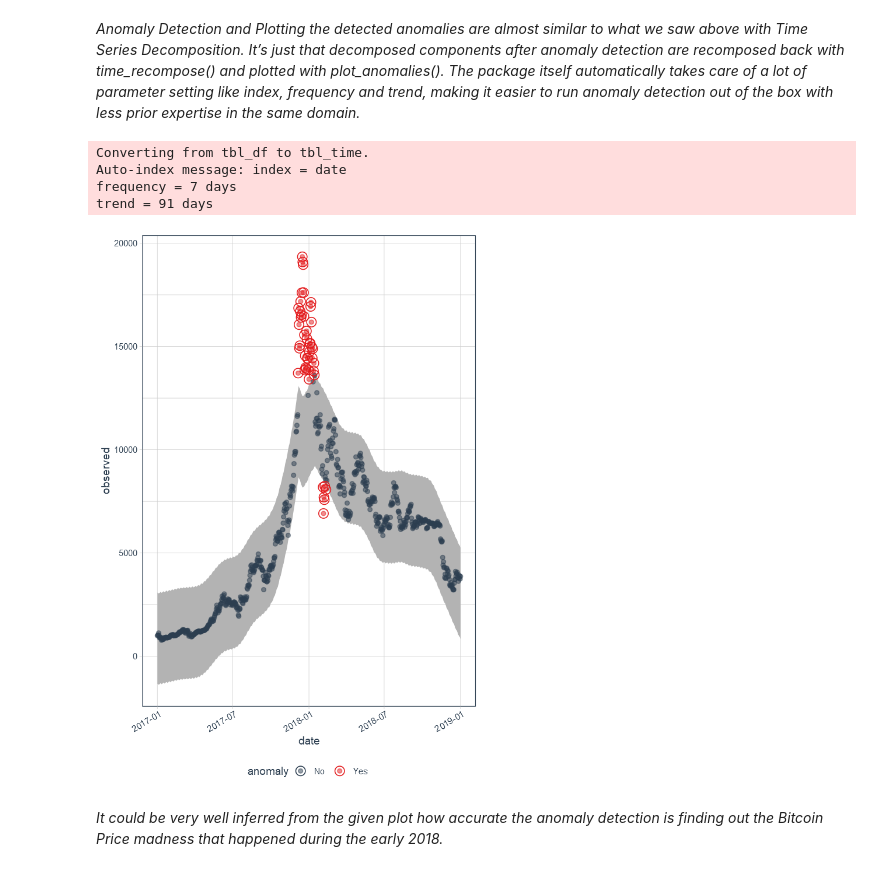
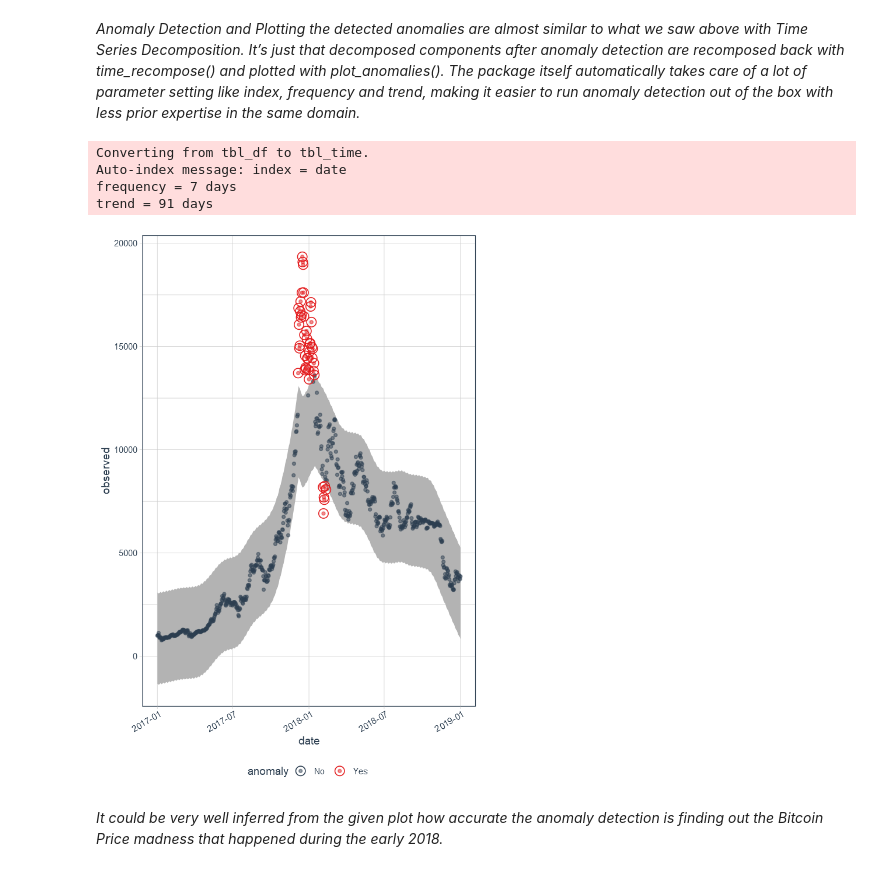
Before and after one commit to Nengi/Anomaly_Detection, a Jupyter notebook: R_examples/Anomalize_with_R.ipynb, the cells around one changed output. Cells and saved outputs as stored; diff of their text form; code cells hidden in the pictures.

```diff
--- a/R_examples/Anomalize_with_R.ipynb
+++ b/R_examples/Anomalize_with_R.ipynb
@@ -143,18 +143,18 @@ trend = 91 days
 # %%
 
 btc_ts %>%
   time_decompose(Price) %>%
   anomalize(remainder) %>%
   time_recompose() %>%
-  plot_anomalies(time_recomposed = TRUE, ncol = 3, alpha_dots = 0.5)
+  plot_anomalies(time_recomposed = TRUE, ncol = 3, alpha_dots = 0.5, size_dots = 1)
 
 # could pipe this more into ggplot2 to make it beautiful
 # %% [output]
 Converting from tbl_df to tbl_time.
 Auto-index message: index = date
 frequency = 7 days
 trend = 91 days
-[figure, old version]
+[figure, new version]
 # %% [markdown]
 
 *It could be very well inferred from the given plot how accurate the anomaly detection is finding out the Bitcoin Price madness that happened during the early 2018.*
```
Also changed, not shown: parts of 3 cells of this notebook.
